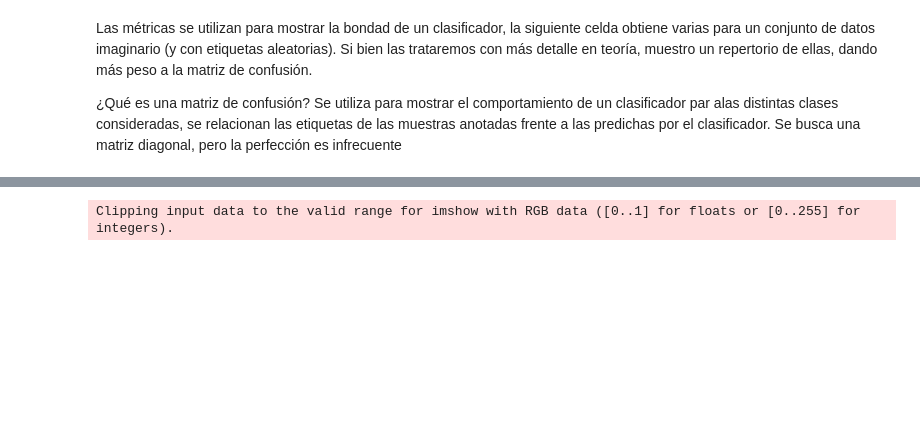
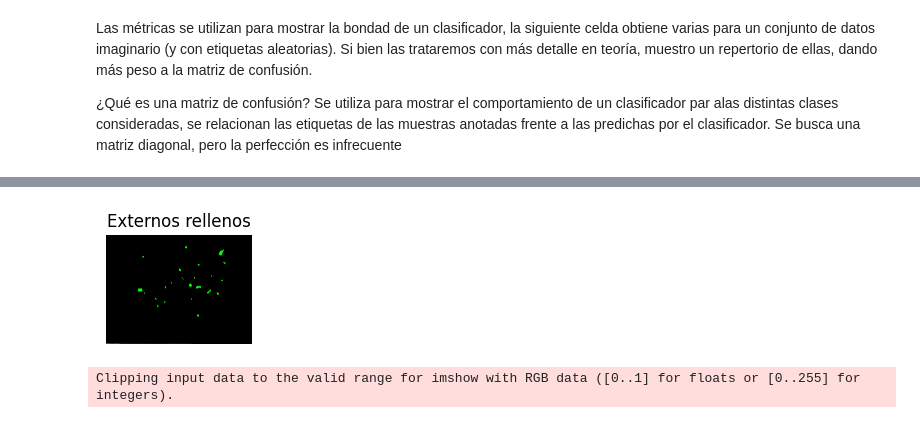
Before and after one commit to Sweetlord16/VC_P3, a Jupyter notebook: VC_P3.ipynb, the cells around one changed output, grey strips where cells are left out. Cells and saved outputs as stored; diff of their text form; code cells hidden in the pictures; blank space fills up the shorter version.

```diff
--- a/VC_P3.ipynb
+++ b/VC_P3.ipynb
@@ -487,24 +533,22 @@ def recuento_patrones(imagen, umbral):
     # Encontrar contornos en la imagen binarizada
     contornos, _ = cv2.findContours(imagen_gris, cv2.RETR_EXTERNAL, cv2.CHAIN_APPROX_SIMPLE)
 
- #Obtiene únicamente los contornos externos
+    #Obtiene únicamente los contornos externos
     contornos2, hierarchy2 = cv2.findContours(img_th1, cv2.RETR_EXTERNAL , cv2.CHAIN_APPROX_SIMPLE)
-    print(len(contornos2))
-    # Inicializar listas para almacenar patrones de todos los contornos
-    areas = []
-    perimetros = []
-    compacidades = []
-    relaciones_area_contenedor = []
-    relaciones_ancho_alto = []
 
 
     cont_alquitran = 0
     cont_fragmentos = 0
     cont_prellet = 0
 
+    def is_blackish(color):
+        # Establece un umbral para los componentes B, G y R
+        threshold = 30
+        return all(value <= threshold for value in color)
+
 
     #Dibuja contornos externos rellenos en imagen vacía
-        #crea imagen vacíanegra
+    #crea imagen vacíanegra
     img_rgb = cv2.cvtColor(imagen , cv2.COLOR_BGR2RGB)
     img_cont = np.zeros(img_rgb.shape)
     img_cont = np.zeros(img_rgb.shape)
@@ -513,72 +557,41 @@ def recuento_patrones(imagen, umbral):
 
         # Calcular el área
         area = cv2.contourArea(contorno)
-        if(area > 0.5):
-            areas.append(area)
-            cont =+1
-            # Calcular el perímetro
-            perimetro = cv2.arcLength(contorno, True)
-            perimetros.append(perimetro)
+        if(area<20000 and area>1000):
 
-            # Calcular la compacidad
-            compacidad = (perimetro ** 2) / (4 * 3.1415 * area)
-            compacidades.append(compacidad)
+            cv2.drawContours(img_cont, [contorno], -1, (0,255,0), -1)
+            (cx, cy), radio = cv2.minEnclosingCircle(contorno)
+            area_circulo = np.pi * (radio ** 2)
 
-            # Calcular la relación del área con el del contenedor
-            x, y, w, h = cv2.boundingRect(contorno)
-            area_contenedor = w * h
-            relacion_area_contenedor = area / area_contenedor
-            relaciones_area_contenedor.append(relacion_area_contenedor)
+            # Calcula la circularidad como el área del contorno dividido por el área del círculo mínimo
+            circularidad = area / area_circulo
+            #Define una función para verificar si un color es negro o similar al negro
 
-            # Calcular la relación del ancho y el alto del contenedor
-            relacion_ancho_alto = w / h
-            relaciones_ancho_alto.append(relacion_ancho_alto)
+            M = cv2.moments(contorno)
+            if M["m00"] != 0:
+                cX = int(M["m10"] / M["m00"])
+                cY = int(M["m01"] / M["m00"])
 
+                # Obtiene el color del píxel en el centro del contorno
+                color = img_rgb[cY, cX]
 
+            # Verifica si el color es negro o similar al negro
+            if is_blackish(color):
+                cont_alquitran += 1
+            elif(circularidad>0.7):
+                cont_prellet +=1
+            else:
+                cont_fragmentos+=1
 
-            # Construir la lista plana de patrones
-            patron_contorno = [
-                np.mean(areas),
-                np.mean(perimetros),
-                np.mean(compacidades),
-                np.mean(relaciones_area_contenedor),
-                np.mean(relaciones_ancho_alto)
-            ]
-            print(patron_contorno)
-            alquitran = np.allclose(patron_contorno, patron_alquitran, rtol=0.75)
-            fragmentos = np.allclose(patron_contorno, patron_fragmentos, rtol=0.75)
-            prellet = np.allclose(patron_contorno, patron_pellet, rtol=0.75)
-            if(alquitran):
-                cont_alquitran+= 1
-            elif(fragmentos):
-                cont_fragmentos+= 1
-            elif(prellet):
-                cont_prellet +=1
-                #Muestra resultado
-
-
-    for c in contornos2:
-            #Área delcontorno
-        cv2.drawContours(img_cont, [c], -1, (255,255,255), -1)
-        area_flag = cv2.contourArea(c)
-        if(area_flag>1000):
-            cv2.drawContours(img_cont, [c], -1, (0,255,0), -1)
-        elif(area_flag==0.0):
-            cv2.drawContours(img_cont, [c], -1, (255,0,0), -1)
 
     plt.subplot(133)
     plt.axis("off")
     plt.imshow(img_cont)
     plt.title('Externos rellenos')
     plt.show()
+
     recuento = [cont_fragmentos, cont_prellet, cont_alquitran]
 
-    # Mostrar la imagen con los contornos rellenos
-    img_rgb = cv2.cvtColor(imagen, cv2.COLOR_BGR2RGB)
-    img_cont = np.zeros(img_rgb.shape, dtype=np.uint8)
-    for c in contornos2:
-        # Área del contorno
-        cv2.drawContours(img_cont, [c], -1, (255, 255, 255), thickness=cv2.FILLED)
 
     return recuento
 
@@ -588,7 +601,7 @@ pel = cv2.imread("pellet-03-olympus-10-01-2020.JPG")
 tar = cv2.imread("tar-03-olympus-10-01-2020.JPG")
 
 # Definir un valor de umbral
-umbral = 70
+umbral = 100
 
 # Calcular los patrones promedio para cada imagen
 recuento_fragmentos = recuento_patrones(fra, umbral)
@@ -619 +616,2 @@ print(recuento_alquitran)
+[figure, new version]
 Clipping input data to the valid range for imshow with RGB data ([0..1] for floats or [0..255] for integers).
```
Also changed, not shown: parts of 11 cells of this notebook, 9 other files.
